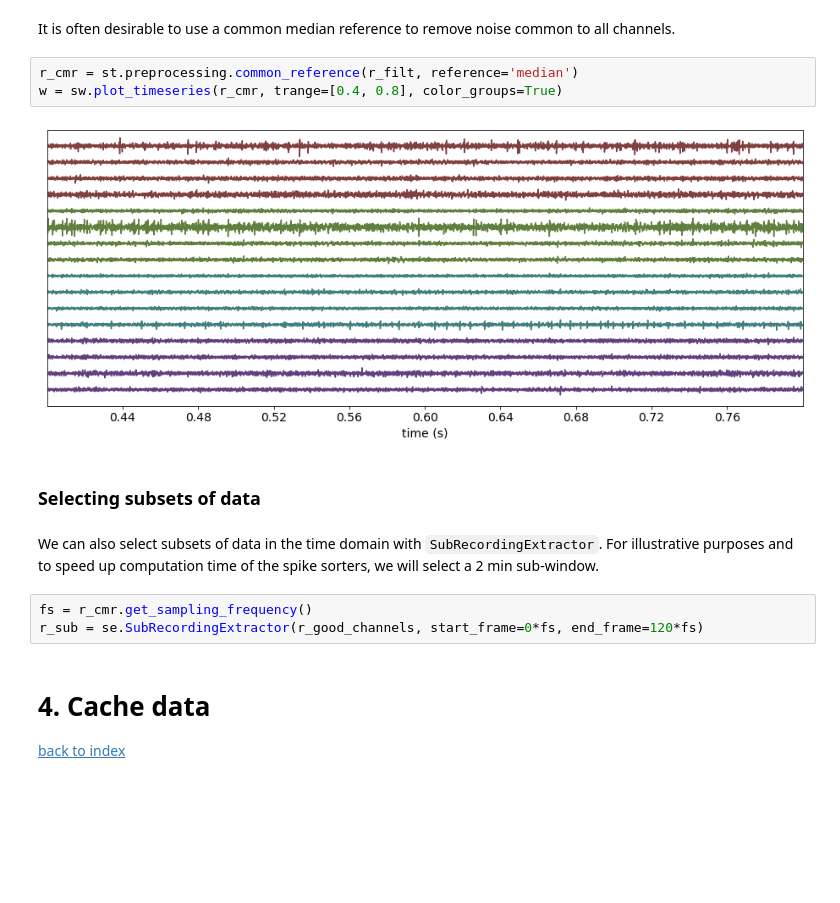
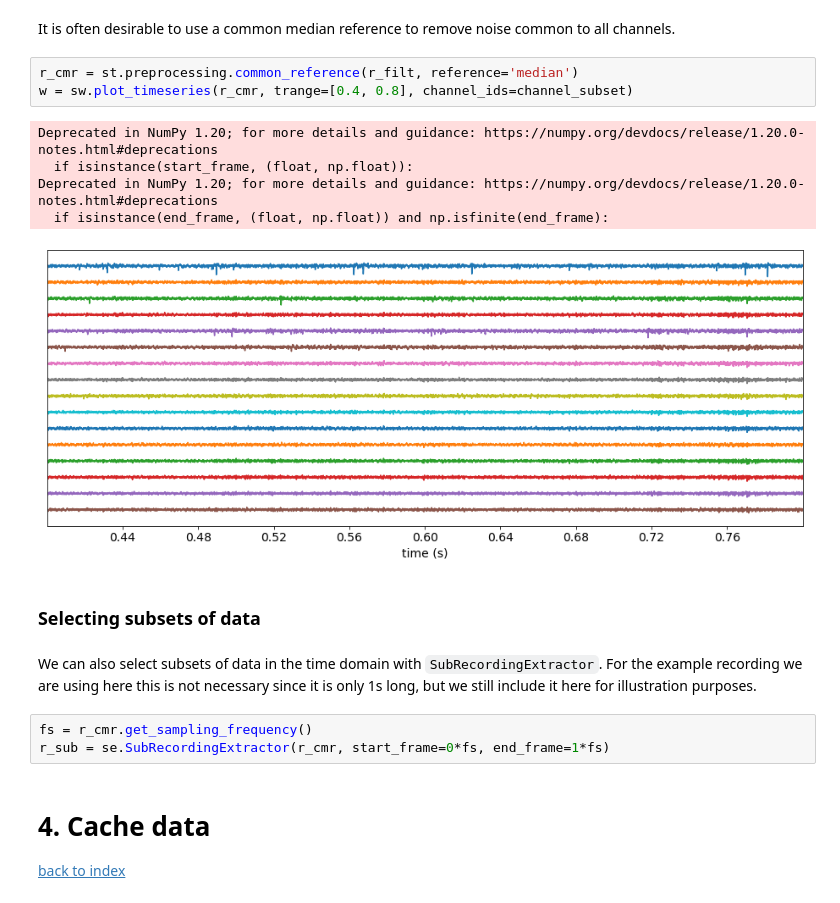
Before and after one commit to sbuergers/hussaini-lab-to-nwb-notebooks, a Jupyter notebook: tidy_venv/intan_spike_sorting_pipeline.ipynb, the cells around one changed output. Drawn from its saved outputs; the diff is of its cells as text; blank space fills up the shorter version.

```diff
--- a/tidy_venv/intan_spike_sorting_pipeline.ipynb
+++ b/tidy_venv/intan_spike_sorting_pipeline.ipynb
@@ -219,16 +223,20 @@ w = sw.plot_timeseries(r_filt, trange=[0.4, 0.8], color_groups=True, channel_ids
 It is often desirable to use a common median reference to remove noise common to all channels.
 # %%
 r_cmr = st.preprocessing.common_reference(r_filt, reference='median')
-w = sw.plot_timeseries(r_cmr, trange=[0.4, 0.8], color_groups=True)
+w = sw.plot_timeseries(r_cmr, trange=[0.4, 0.8], channel_ids=channel_subset)
 # %% [output]
+Deprecated in NumPy 1.20; for more details and guidance: https://numpy.org/devdocs/release/1.20.0-notes.html#deprecations
+  if isinstance(start_frame, (float, np.float)):
+Deprecated in NumPy 1.20; for more details and guidance: https://numpy.org/devdocs/release/1.20.0-notes.html#deprecations
+  if isinstance(end_frame, (float, np.float)) and np.isfinite(end_frame):
-[figure, old version]
+[figure, new version]
-# %% [markdown]
-### Selecting subsets of data
+# %% [markdown]
+### Selecting subsets of data
 # %% [markdown]
-We can also select subsets of data in the time domain with `SubRecordingExtractor`. For illustrative purposes and to speed up computation time of the spike sorters, we will select a 2 min sub-window.
+We can also select subsets of data in the time domain with `SubRecordingExtractor`. For the example recording we are using here this is not necessary since it is only 1s long, but we still include it here for illustration purposes.
 # %%
 fs = r_cmr.get_sampling_frequency()
-r_sub = se.SubRecordingExtractor(r_good_channels, start_frame=0*fs, end_frame=120*fs)
+r_sub = se.SubRecordingExtractor(r_cmr, start_frame=0*fs, end_frame=1*fs)
 # %% [markdown]
 <a id='cache'></a>
 # 4. Cache data
```
Also changed, not shown: parts of 17 cells of this notebook.
